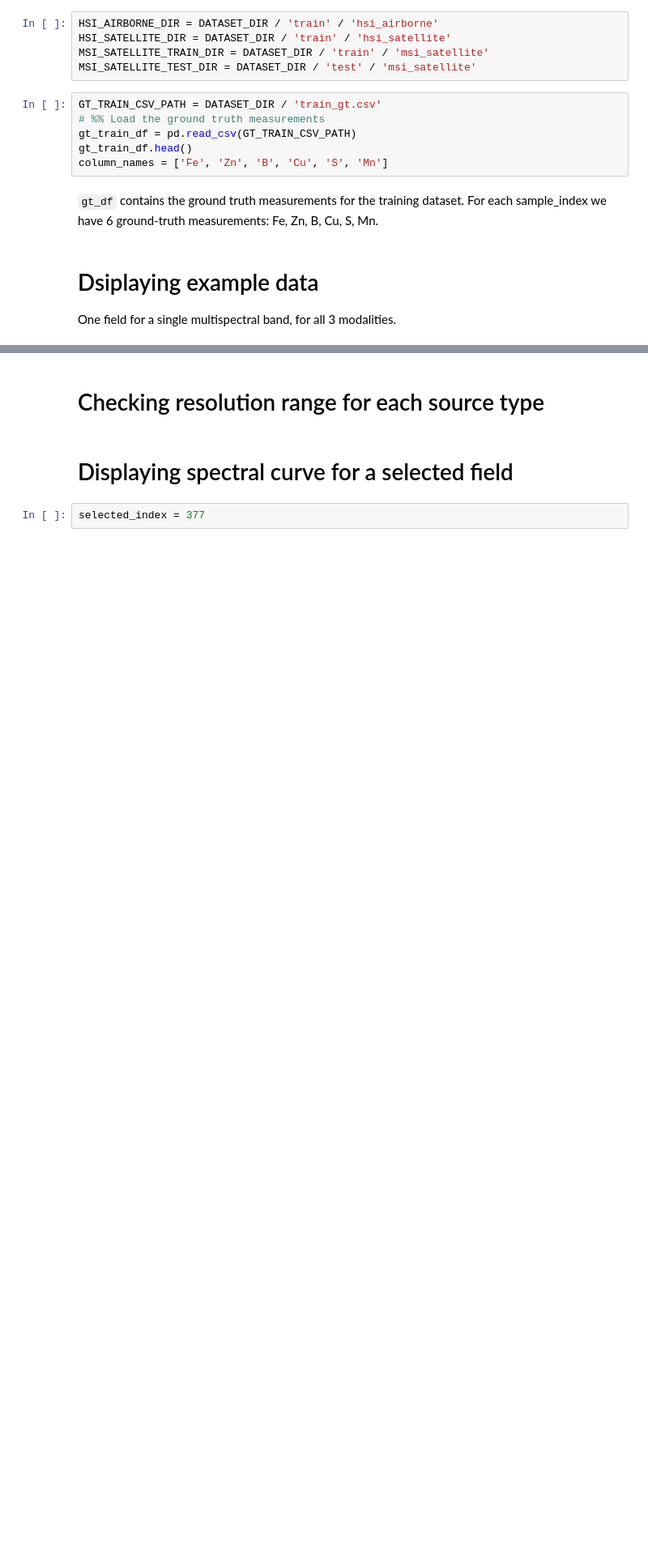
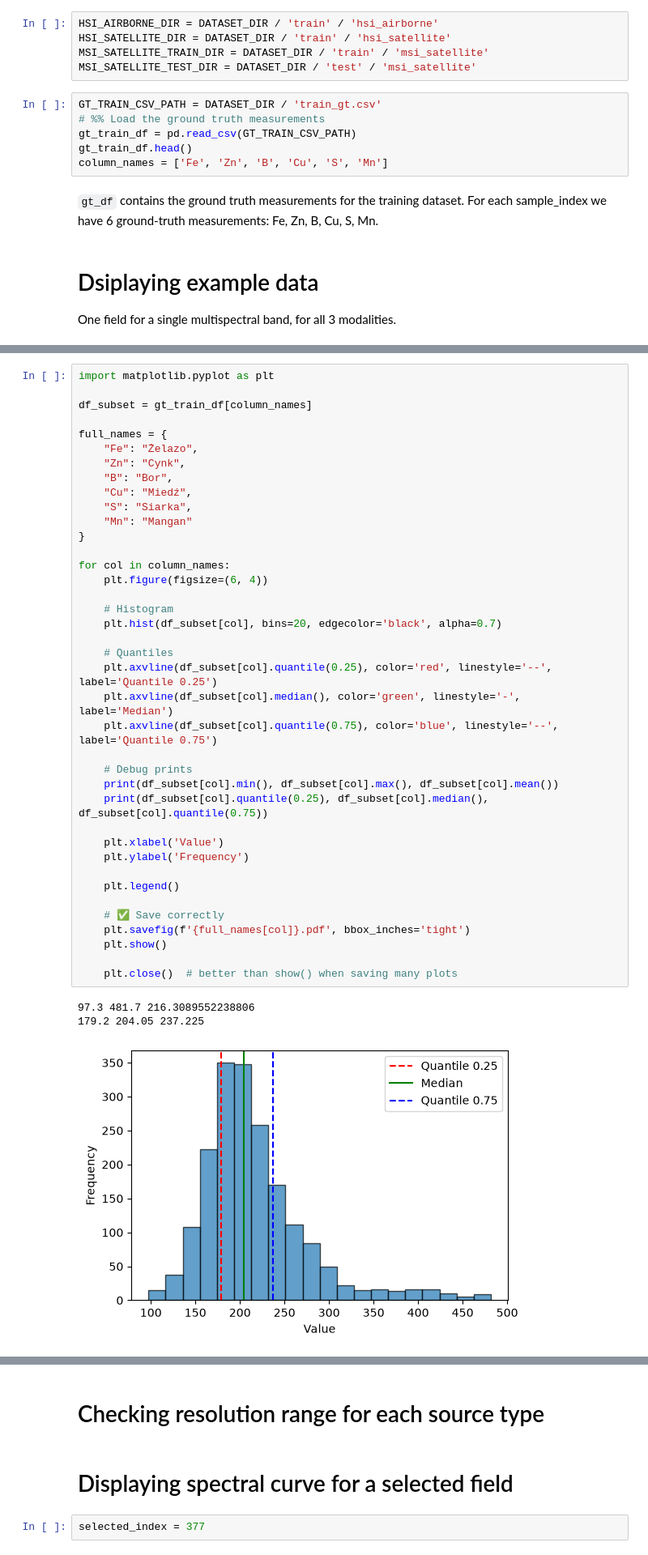
Before and after one commit to miki314/hyperview2, a Jupyter notebook: starter_pack.ipynb, the cells around one changed output, grey strips where cells are left out. Shown at 81% size. Drawn from its saved outputs; the diff is of its cells as text; blank space fills up the shorter version.

```diff
--- a/starter_pack.ipynb
+++ b/starter_pack.ipynb
@@ -60,0 +75,43 @@ plt.savefig('/home/miki/Obrazy/images.svg')
+# %%
+import matplotlib.pyplot as plt
+
+df_subset = gt_train_df[column_names]
+
+full_names = {
+    "Fe": "Żelazo",
+    "Zn": "Cynk",
+    "B": "Bor",
+    "Cu": "Miedź",
+    "S": "Siarka",
+    "Mn": "Mangan"
+}
+
+for col in column_names:
+    plt.figure(figsize=(6, 4))
+
+    # Histogram
+    plt.hist(df_subset[col], bins=20, edgecolor='black', alpha=0.7)
+
+    # Quantiles
+    plt.axvline(df_subset[col].quantile(0.25), color='red', linestyle='--', label='Quantile 0.25')
+    plt.axvline(df_subset[col].median(), color='green', linestyle='-', label='Median')
+    plt.axvline(df_subset[col].quantile(0.75), color='blue', linestyle='--', label='Quantile 0.75')
+
+    # Debug prints
+    print(df_subset[col].min(), df_subset[col].max(), df_subset[col].mean())
+    print(df_subset[col].quantile(0.25), df_subset[col].median(), df_subset[col].quantile(0.75))
+
+    plt.xlabel('Value')
+    plt.ylabel('Frequency')
+
+    plt.legend()
+
+    # ✅ Save correctly
+    plt.savefig(f'{full_names[col]}.pdf', bbox_inches='tight')
+    plt.show()
+
+    plt.close()  # better than show() when saving many plots
+# %% [output]
+97.3 481.7 216.3089552238806
+179.2 204.05 237.225
+[figure, added]
```
Also changed, not shown: parts of 3 cells of this notebook, 2 other files.
